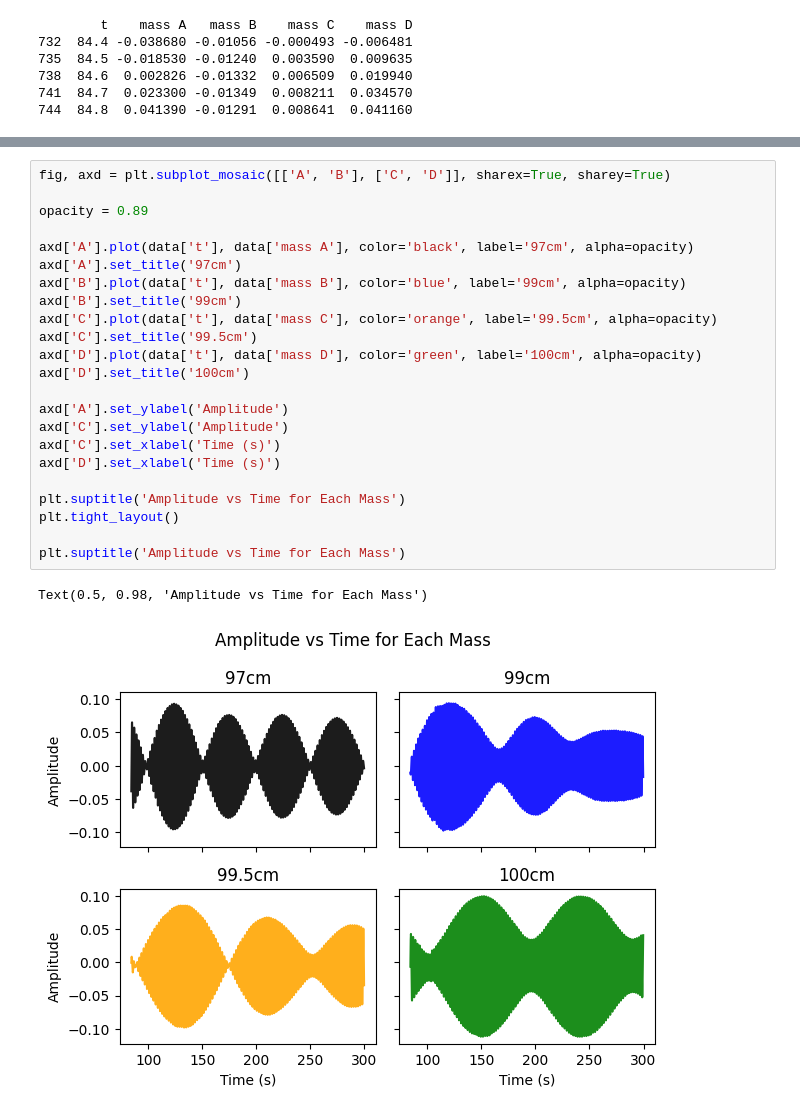
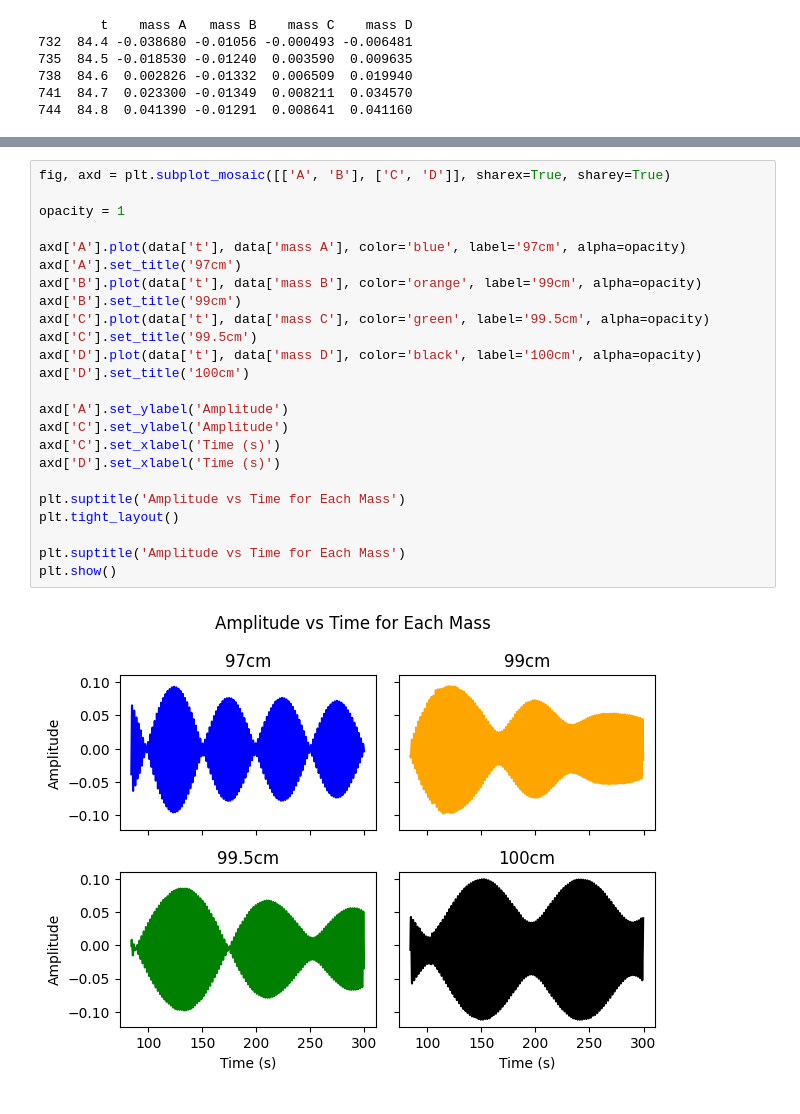
Before and after one commit to kij1n/physics-data-analysis, a Jupyter notebook: sessions/session4.ipynb, the cells around one changed output, grey strips where cells are left out. Drawn from its saved outputs; the diff is of its cells as text.

```diff
--- a/sessions/session4.ipynb
+++ b/sessions/session4.ipynb
@@ -31,29 +31,29 @@ plt.show()
 # %%
 fig, axd = plt.subplot_mosaic([['A', 'B'], ['C', 'D']], sharex=True, sharey=True)
 
-opacity = 0.89
+opacity = 1
 
-axd['A'].plot(data['t'], data['mass A'], color='black', label='97cm', alpha=opacity)
+axd['A'].plot(data['t'], data['mass A'], color='blue', label='97cm', alpha=opacity)
 axd['A'].set_title('97cm')
-axd['B'].plot(data['t'], data['mass B'], color='blue', label='99cm', alpha=opacity)
+axd['B'].plot(data['t'], data['mass B'], color='orange', label='99cm', alpha=opacity)
 axd['B'].set_title('99cm')
-axd['C'].plot(data['t'], data['mass C'], color='orange', label='99.5cm', alpha=opacity)
+axd['C'].plot(data['t'], data['mass C'], color='green', label='99.5cm', alpha=opacity)
 axd['C'].set_title('99.5cm')
-axd['D'].plot(data['t'], data['mass D'], color='green', label='100cm', alpha=opacity)
+axd['D'].plot(data['t'], data['mass D'], color='black', label='100cm', alpha=opacity)
 axd['D'].set_title('100cm')
 
 axd['A'].set_ylabel('Amplitude')
 axd['C'].set_ylabel('Amplitude')
 axd['C'].set_xlabel('Time (s)')
 axd['D'].set_xlabel('Time (s)')
 
 plt.suptitle('Amplitude vs Time for Each Mass')
 plt.tight_layout()
 
 plt.suptitle('Amplitude vs Time for Each Mass')
+plt.show()
 # %% [output]
-Text(0.5, 0.98, 'Amplitude vs Time for Each Mass')
-[figure, old version]
+[figure, new version]
 # %%
 g = 9.81
 A = np.array([data["mass A"].max(), data["mass B"].max(), data["mass C"].max(), data["mass D"].max()])
```
Also changed, not shown: parts of 2 cells of this notebook, 1 other file.
